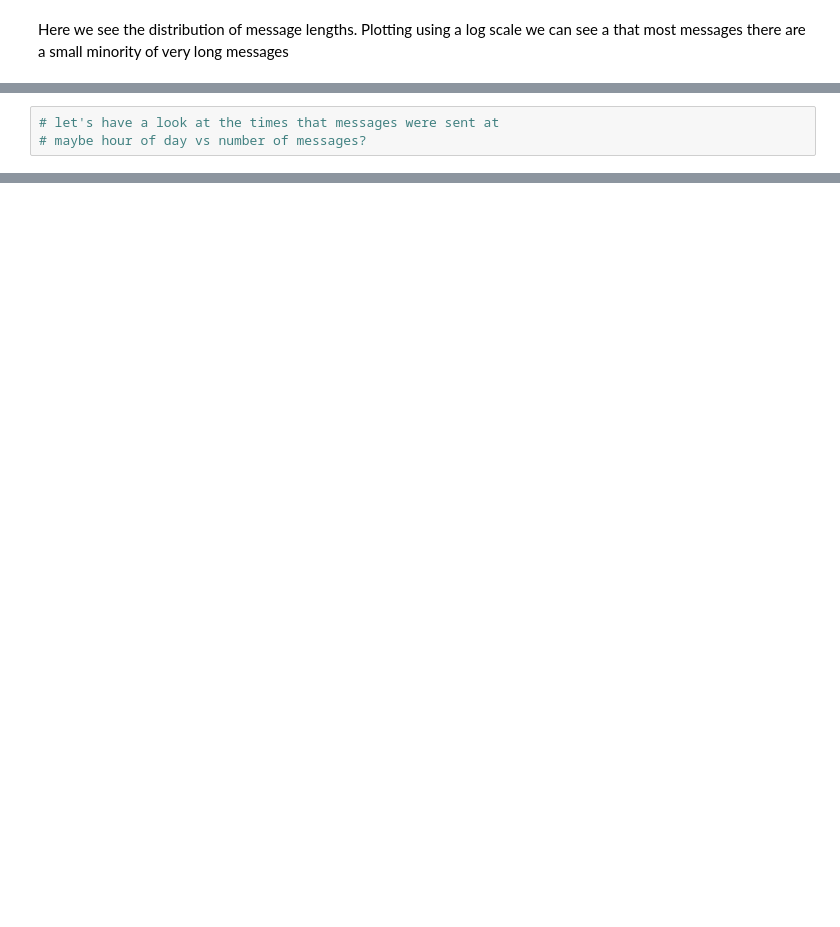
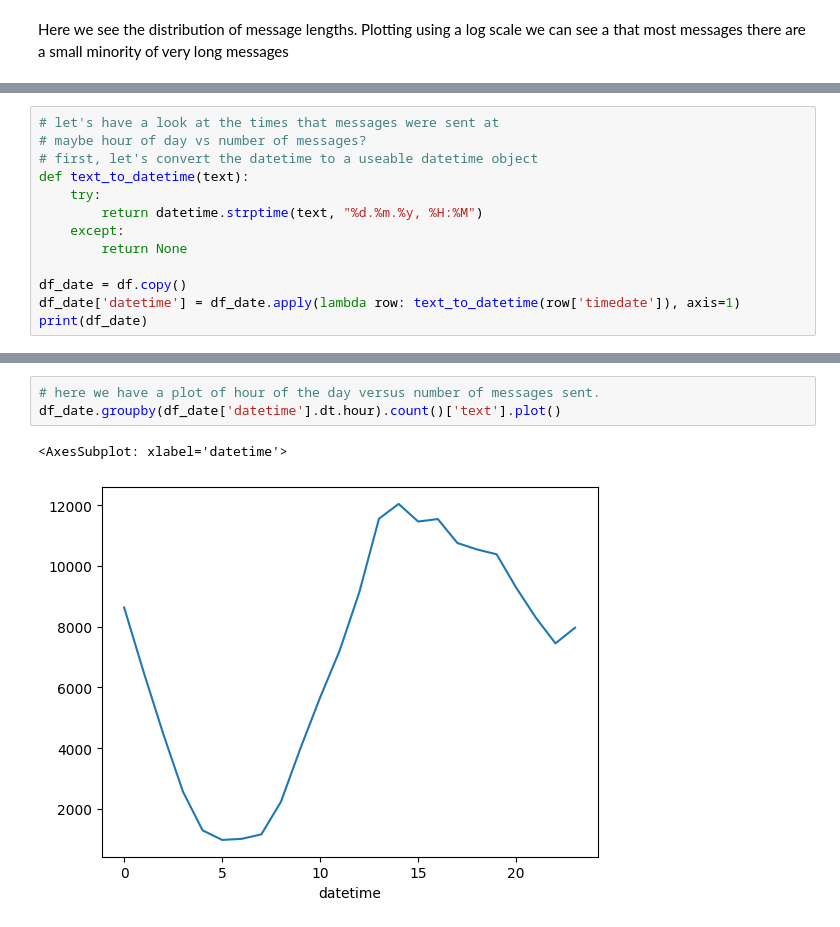
Before and after one commit to nimrodw/chatgen, a Jupyter notebook: notebooks/data_analysis.ipynb, the cells around one changed output, grey strips where cells are left out. Drawn from its saved outputs; the diff is of its cells as text; blank space fills up the shorter version.

```diff
--- a/notebooks/data_analysis.ipynb
+++ b/notebooks/data_analysis.ipynb
@@ -85,3 +94,13 @@ plt.show()
 # %%
 # let's have a look at the times that messages were sent at
 # maybe hour of day vs number of messages?
+# first, let's convert the datetime to a useable datetime object
+def text_to_datetime(text):
+    try:
+        return datetime.strptime(text, "%d.%m.%y, %H:%M")
+    except:
+        return None
+
+df_date = df.copy()
+df_date['datetime'] = df_date.apply(lambda row: text_to_datetime(row['timedate']), axis=1)
+print(df_date)
@@ -87,0 +122,6 @@ plt.show()
+# %%
+# here we have a plot of hour of the day versus number of messages sent.
+df_date.groupby(df_date['datetime'].dt.hour).count()['text'].plot()
+# %% [output]
+<AxesSubplot: xlabel='datetime'>
+[figure, added]
```
Also changed, not shown: parts of 6 cells of this notebook, 2 other files.
